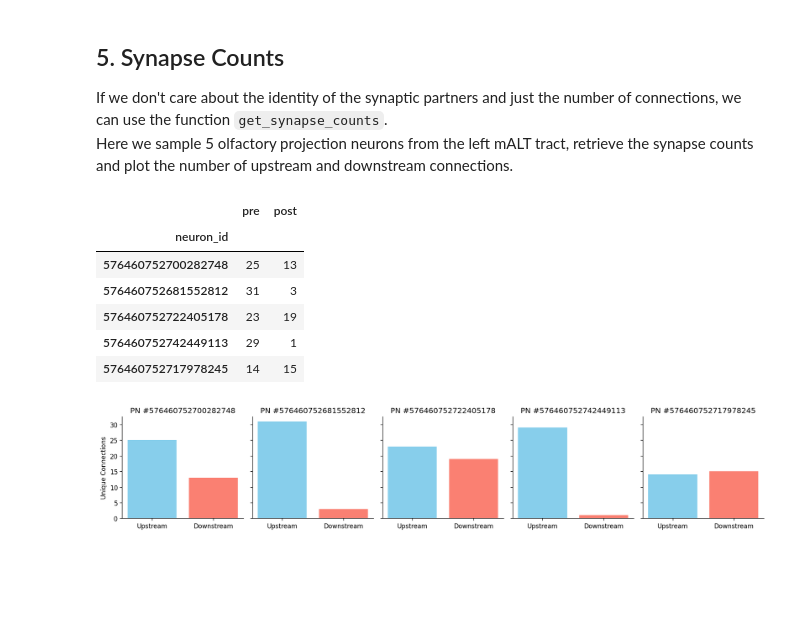
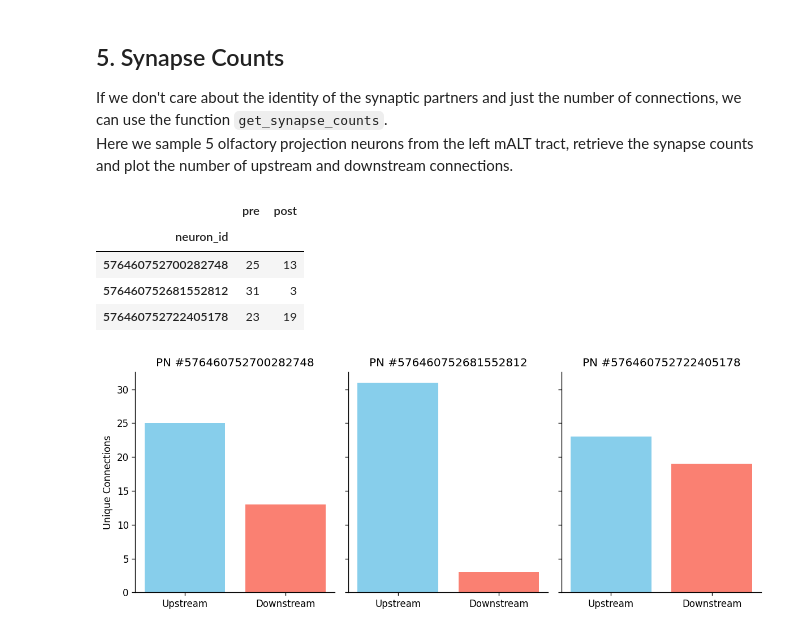
Before and after one commit to Social-Evolution-and-Behavior/crantpy, a Jupyter notebook: docs/deep_dive/connectivity.ipynb, the cells around one changed output. Cells and saved outputs as stored; diff of their text form; code cells hidden in the pictures; blank space fills up the shorter version.

```diff
--- a/docs/deep_dive/connectivity.ipynb
+++ b/docs/deep_dive/connectivity.ipynb
@@ -376,7 +376,7 @@ opn_criteria = cp.NeuronCriteria(cell_class='olfactory_projection_neuron', side=
 opn_ids = opn_criteria.get_roots()
 
 # Select a few for synapse count analysis
-sample_ids = opn_ids[:5].astype(int).tolist()
+sample_ids = opn_ids[:3].astype(int).tolist()
 synapse_counts = cp.get_synapse_counts(neuron_ids=sample_ids, threshold=5)
 synapse_counts
 # %% [output]
@@ -385,19 +385,17 @@ synapse_counts
 | 576460752700282748 | 25 | 13 |
 | 576460752681552812 | 31 | 3 |
 | 576460752722405178 | 23 | 19 |
-| 576460752742449113 | 29 | 1 |
-| 576460752717978245 | 14 | 15 |
 # %%
-fig, axes = plt.subplots(1, 5, figsize=(15, 3), sharey=True, dpi=120)
+fig, axes = plt.subplots(1, 3, figsize=(10, 4), sharey=True, dpi=120)
 for ax, row in zip(axes, synapse_counts.iterrows()):
     upstream_count = row[1]['pre']
     downstream_count = row[1]['post']
     ax.bar(['Upstream', 'Downstream'], [upstream_count, downstream_count], color=['skyblue', 'salmon'])
     ax.set_title(f"PN #{row[0]}")
     ax.spines['top'].set_visible(False)
     ax.spines['right'].set_visible(False)
 axes[0].set_ylabel('Unique Connections')
 plt.tight_layout()
 plt.show()
 # %% [output]
-[figure, old version]
+[figure, new version]
```
